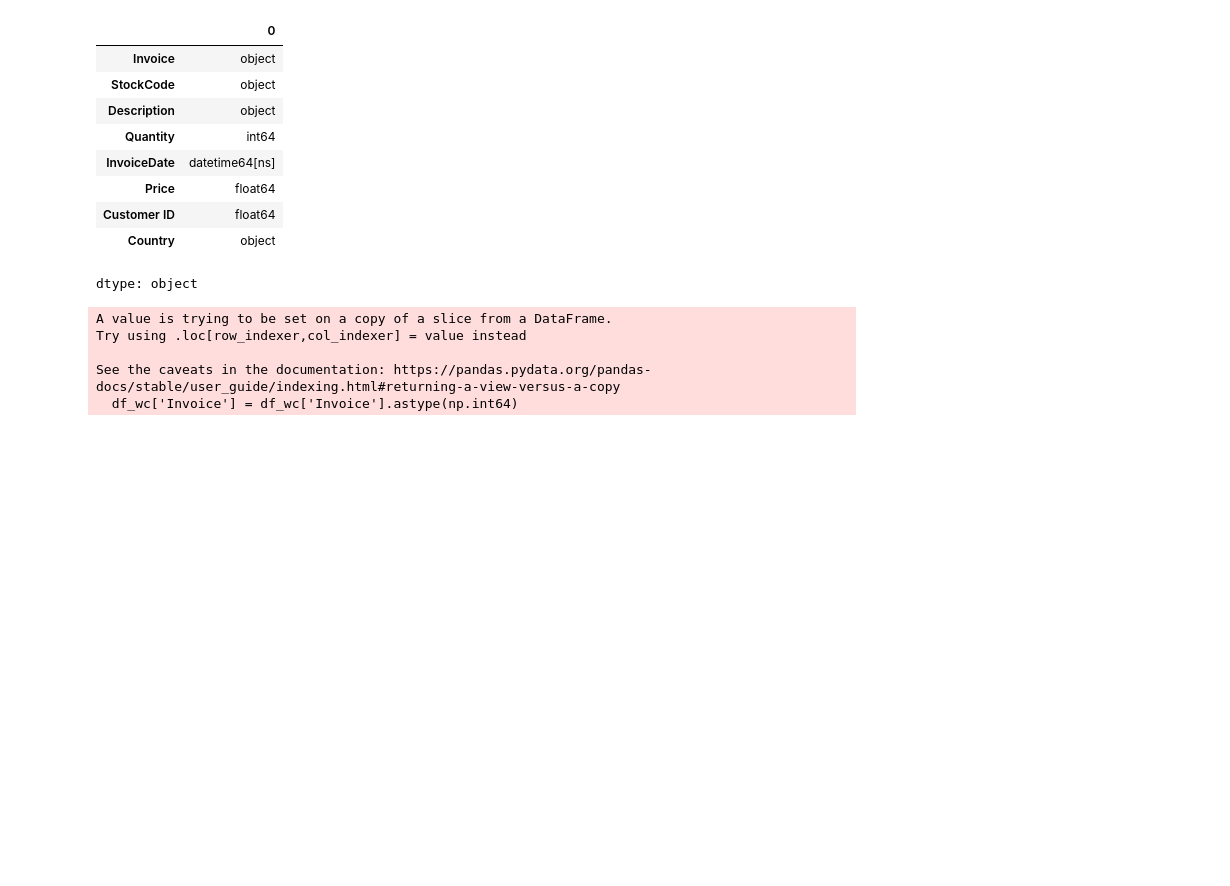
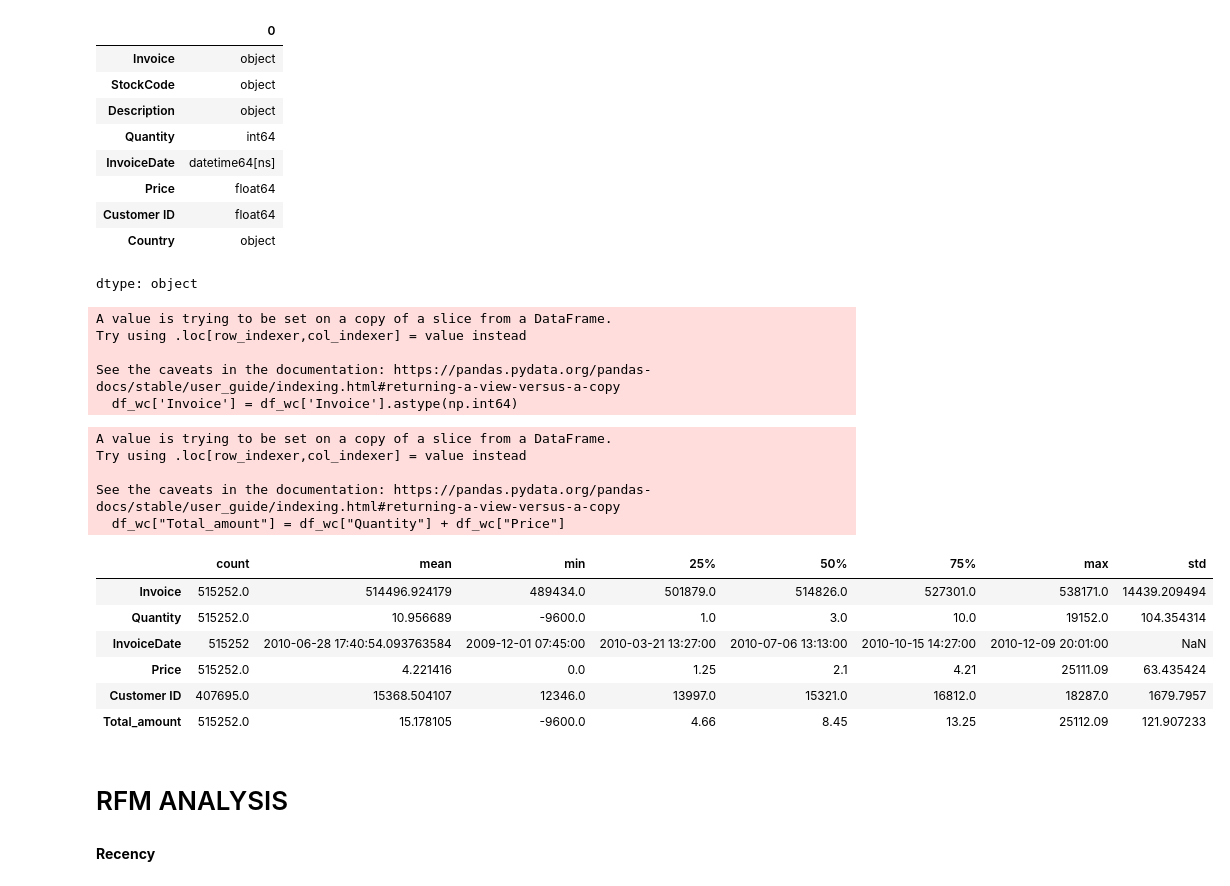
Before and after one commit to Abdulmujeeb-Taiwo/Customer-Segmentation, a Jupyter notebook: RFM_Analysis.ipynb, the cells around one changed output. Saved outputs shown, nothing was run; the diff lists cells and outputs as text; code cells hidden in the pictures; blank space fills up the shorter version.

```diff
--- a/RFM_Analysis.ipynb
+++ b/RFM_Analysis.ipynb
@@ -104,0 +99,24 @@ len(re.findall(pattern, check_invoice.str.cat(sep=' ')))
+# %%
+#To get the total amount of sales for each products that customer purchersed we sum up the qualtity and price
+
+df_wc["Total_amount"] = df_wc["Quantity"] + df_wc["Price"]
+# %% [output]
+A value is trying to be set on a copy of a slice from a DataFrame.
+Try using .loc[row_indexer,col_indexer] = value instead
+
+See the caveats in the documentation: https://pandas.pydata.org/pandas-docs/stable/user_guide/indexing.html#returning-a-view-versus-a-copy
+  df_wc["Total_amount"] = df_wc["Quantity"] + df_wc["Price"]
+# %%
+df_wc.describe().T
+# %% [output]
+|  | count | mean | min | 25% | 50% | 75% | max | std |
+| Invoice | 515252.0 | 514496.924179 | 489434.0 | 501879.0 | 514826.0 | 527301.0 | 538171.0 | 14439.209494 |
+| Quantity | 515252.0 | 10.956689 | -9600.0 | 1.0 | 3.0 | 10.0 | 19152.0 | 104.354314 |
+| InvoiceDate | 515252 | 2010-06-28 17:40:54.093763584 | 2009-12-01 07:45:00 | 2010-03-21 13:27:00 | 2010-07-06 13:13:00 | 2010-10-15 14:27:00 | 2010-12-09 20:01:00 | NaN |
+| Price | 515252.0 | 4.221416 | 0.0 | 1.25 | 2.1 | 4.21 | 25111.09 | 63.435424 |
+| Customer ID | 407695.0 | 15368.504107 | 12346.0 | 13997.0 | 15321.0 | 16812.0 | 18287.0 | 1679.7957 |
+| Total_amount | 515252.0 | 15.178105 | -9600.0 | 4.66 | 8.45 | 13.25 | 25112.09 | 121.907233 |
+# %% [markdown]
+# RFM ANALYSIS
+# %% [markdown]
+**Recency**
```
Also changed, not shown: parts of 6 cells of this notebook.
